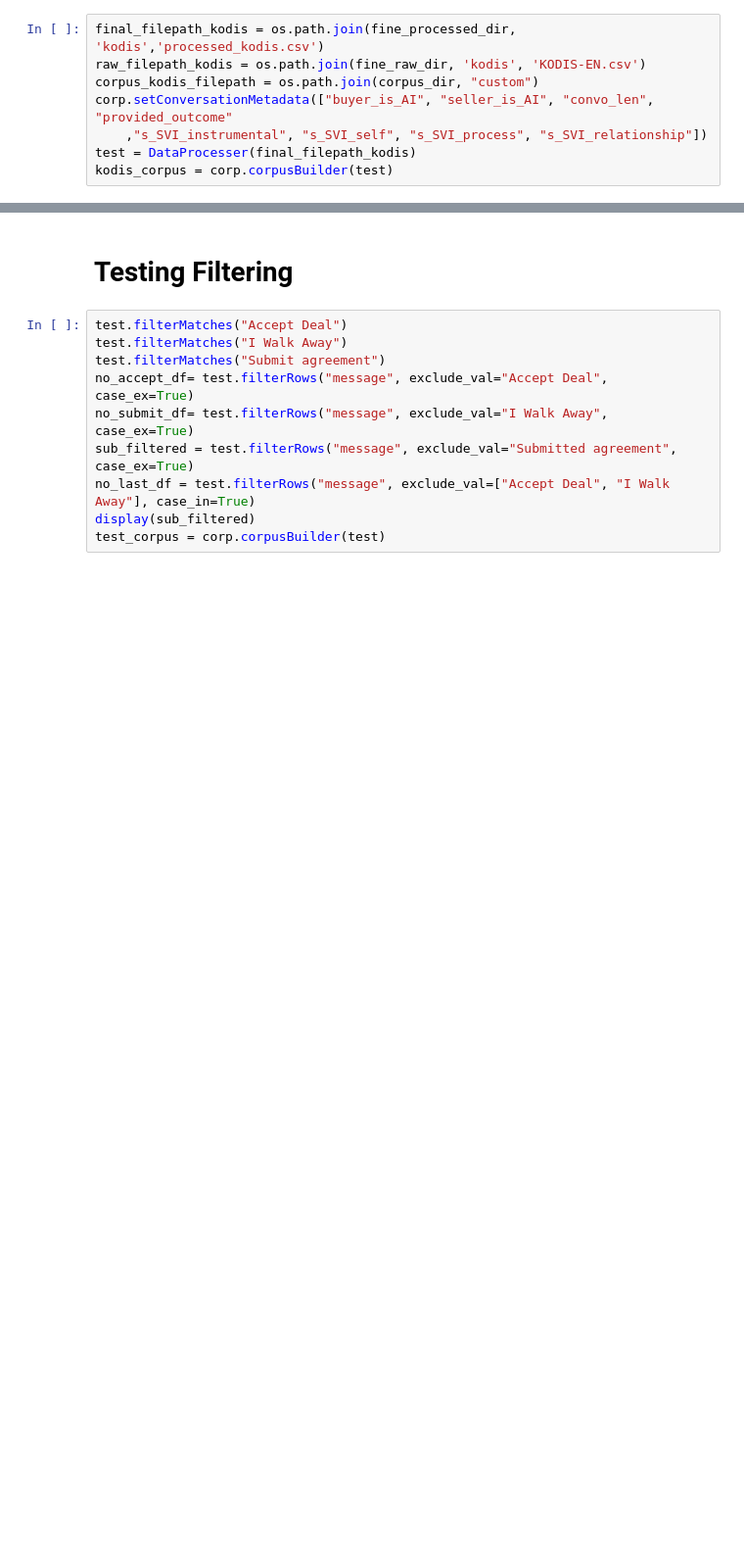
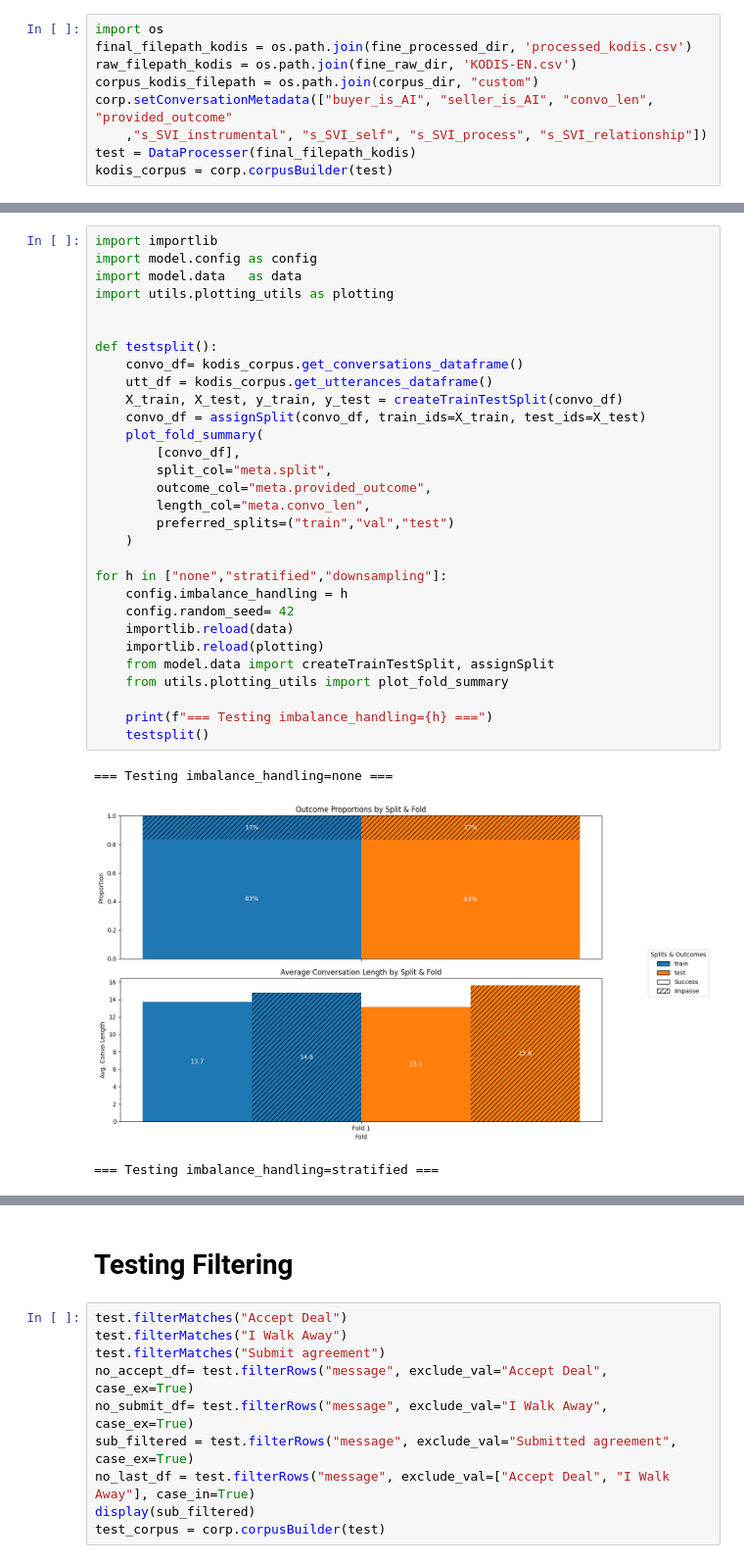
Before and after one commit to mishkin101/CRAFT_Disputes, a Jupyter notebook: src/notebooks/fine-tuning_testing.ipynb, the cells around one changed output, grey strips where cells are left out. Shown at 98% size. Saved outputs shown, nothing was run; the diff lists cells and outputs as text; blank space fills up the shorter version.

Commit message:
made finetune testing notebook with some fold metrics to visualize datasets. Finalizing finetun training

```diff
--- a/src/notebooks/fine-tuning_testing.ipynb
+++ b/src/notebooks/fine-tuning_testing.ipynb
@@ -20,6 +22,7 @@ An error occurred: Torch not compiled with CUDA enabled
 # %%
-final_filepath_kodis = os.path.join(fine_processed_dir, 'kodis','processed_kodis.csv')
-raw_filepath_kodis = os.path.join(fine_raw_dir, 'kodis', 'KODIS-EN.csv')
+import os
+final_filepath_kodis = os.path.join(fine_processed_dir, 'processed_kodis.csv')
+raw_filepath_kodis = os.path.join(fine_raw_dir, 'KODIS-EN.csv')
 corpus_kodis_filepath = os.path.join(corpus_dir, "custom")
 corp.setConversationMetadata(["buyer_is_AI", "seller_is_AI", "convo_len", "provided_outcome"
     ,"s_SVI_instrumental", "s_SVI_self", "s_SVI_process", "s_SVI_relationship"])
@@ -29,0 +82,34 @@ FileNotFoundError: [Errno 2] No such file or directory: '/Users/mishkin/Desktop/
+# %%
+import importlib
+import model.config as config
+import model.data   as data
+import utils.plotting_utils as plotting
+
+
+def testsplit():
+    convo_df= kodis_corpus.get_conversations_dataframe()
+    utt_df = kodis_corpus.get_utterances_dataframe()
+    X_train, X_test, y_train, y_test = createTrainTestSplit(convo_df)
+    convo_df = assignSplit(convo_df, train_ids=X_train, test_ids=X_test)
+    plot_fold_summary(
+        [convo_df],
+        split_col="meta.split",
+        outcome_col="meta.provided_outcome",
+        length_col="meta.convo_len",
+        preferred_splits=("train","val","test")
+    )
+
+for h in ["none","stratified","downsampling"]:
+    config.imbalance_handling = h
+    config.random_seed= 42
+    importlib.reload(data)
+    importlib.reload(plotting)
+    from model.data import createTrainTestSplit, assignSplit
+    from utils.plotting_utils import plot_fold_summary
+
+    print(f"=== Testing imbalance_handling={h} ===")
+    testsplit()
+# %% [output]
+=== Testing imbalance_handling=none ===
+[figure, added]
+=== Testing imbalance_handling=stratified ===
```
Also changed, not shown: parts of 22 cells of this notebook, 10 other files.
